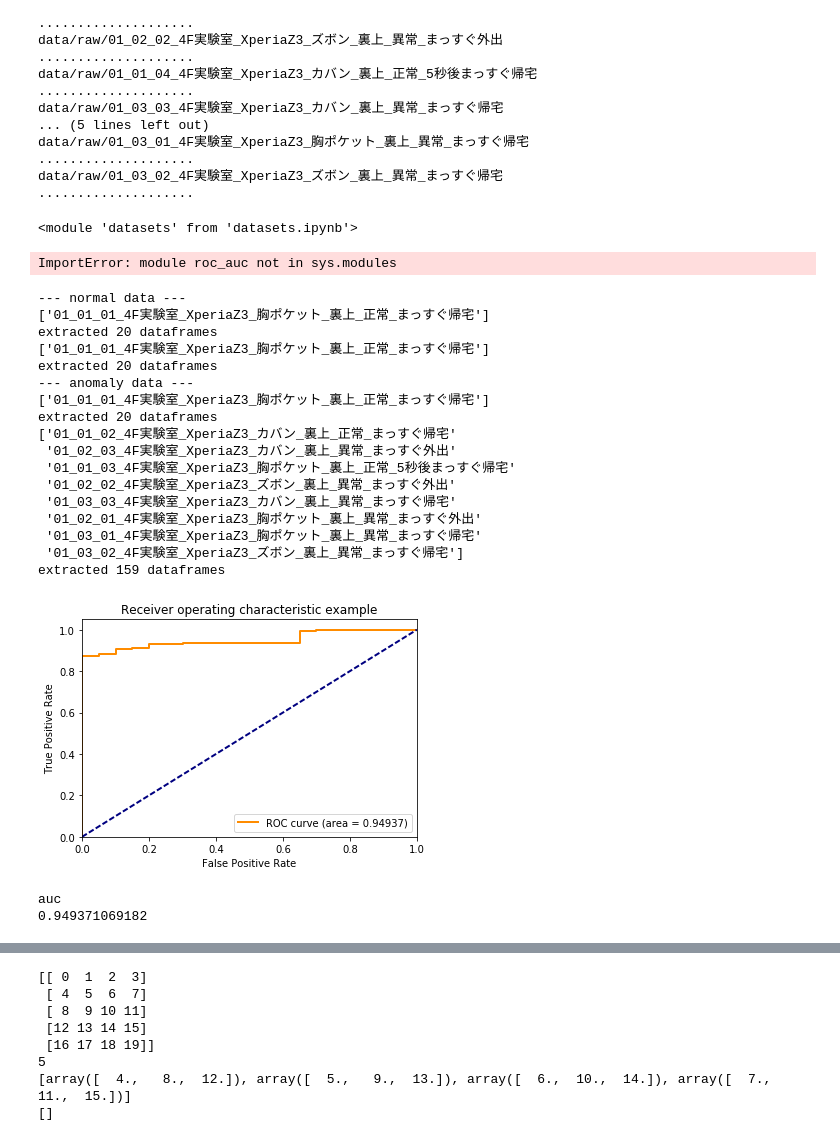
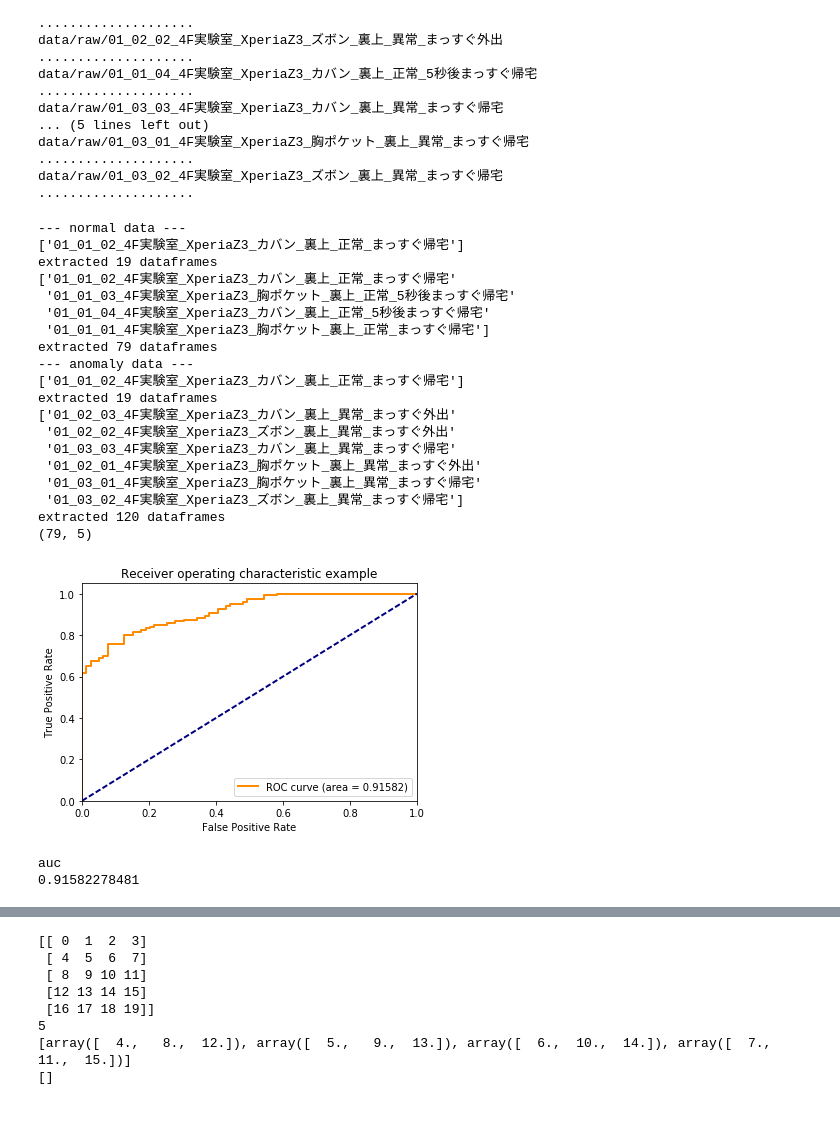
Before and after one commit to refluster/jupyter, a Jupyter notebook: 009.dkj_learn/evaluate.ipynb, the cells around one changed output, grey strips where cells are left out. Cells and saved outputs as stored; diff of their text form; code cells hidden in the pictures.

```diff
--- a/009.dkj_learn/evaluate.ipynb
+++ b/009.dkj_learn/evaluate.ipynb
@@ -180,8 +180,3 @@ data/raw/01_03_01_4F実験室_XperiaZ3_胸ポケット_裏上_異常_まっす
 ....................
 data/raw/01_03_02_4F実験室_XperiaZ3_ズボン_裏上_異常_まっすぐ帰宅
 ....................
-# %%
-import importlib
-importlib.reload(datasets)
-# %% [output]
-<module 'datasets' from 'datasets.ipynb'>
@@ -190,5 +182,0 @@ import datasets
-# %%
-import importlib
-importlib.reload(roc_auc)
-# %% [output]
-ImportError: module roc_auc not in sys.modules
@@ -203,9 +189,9 @@ import estimator_rssibased as rssie
 def eval01():
     column=['rssi.a','rssi.b', ['linear_accel[0]','linear_accel[1]','linear_accel[2]']]
     before = 10
-    base = '01_01_01'
-    normal = '01_01_01'
-    anomaly = '01_0[23]'
+    base = '01_01_02'
+    normal = '^01_01'
+    anomaly = '^01_0[23]'
 
     print('--- normal data ---')
     data_2d_base, data_2d_n = datasets.get_normalized_data(ds,
@@ -233,46 +219,49 @@ def eval01():
     data_2d_n = new_2d_list
 
     # smoothing data_2d_o
     new_2d_list = []
     for d2 in data_2d_o:
         n = [np.convolve(s, b)[2:-2] for s in d2.T]
         d2 = np.hstack(n).reshape(np.shape(d2)[1], -1).T
         new_2d_list.append(d2)
     data_2d_o = new_2d_list
 
     data_n = [d.ravel() for d in data_2d_n]
     data_o = [d.ravel() for d in data_2d_o]
 
     model = knn.EstimatorKNN()
+    print(np.shape(data_n))
     model.fit(data_n)
     score_n = model.decision_function(data_n)
     score_o = model.decision_function(data_o)
     auc = roc_auc.get_auc_from_normal_outlier(score_n, score_o)
     print('auc')
     print(auc)
 
 eval01()
 # %% [output]
 --- normal data ---
-['01_01_01_4F実験室_XperiaZ3_胸ポケット_裏上_正常_まっすぐ帰宅']
-extracted 20 dataframes
-['01_01_01_4F実験室_XperiaZ3_胸ポケット_裏上_正常_まっすぐ帰宅']
-extracted 20 dataframes
+['01_01_02_4F実験室_XperiaZ3_カバン_裏上_正常_まっすぐ帰宅']
+extracted 19 dataframes
+['01_01_02_4F実験室_XperiaZ3_カバン_裏上_正常_まっすぐ帰宅'
+ '01_01_03_4F実験室_XperiaZ3_胸ポケット_裏上_正常_5秒後まっすぐ帰宅'
+ '01_01_04_4F実験室_XperiaZ3_カバン_裏上_正常_5秒後まっすぐ帰宅'
+ '01_01_01_4F実験室_XperiaZ3_胸ポケット_裏上_正常_まっすぐ帰宅']
+extracted 79 dataframes
 --- anomaly data ---
-['01_01_01_4F実験室_XperiaZ3_胸ポケット_裏上_正常_まっすぐ帰宅']
-extracted 20 dataframes
-['01_01_02_4F実験室_XperiaZ3_カバン_裏上_正常_まっすぐ帰宅'
- '01_02_03_4F実験室_XperiaZ3_カバン_裏上_異常_まっすぐ外出'
- '01_01_03_4F実験室_XperiaZ3_胸ポケット_裏上_正常_5秒後まっすぐ帰宅'
+['01_01_02_4F実験室_XperiaZ3_カバン_裏上_正常_まっすぐ帰宅']
+extracted 19 dataframes
+['01_02_03_4F実験室_XperiaZ3_カバン_裏上_異常_まっすぐ外出'
  '01_02_02_4F実験室_XperiaZ3_ズボン_裏上_異常_まっすぐ外出'
  '01_03_03_4F実験室_XperiaZ3_カバン_裏上_異常_まっすぐ帰宅'
  '01_02_01_4F実験室_XperiaZ3_胸ポケット_裏上_異常_まっすぐ外出'
  '01_03_01_4F実験室_XperiaZ3_胸ポケット_裏上_異常_まっすぐ帰宅'
  '01_03_02_4F実験室_XperiaZ3_ズボン_裏上_異常_まっすぐ帰宅']
-extracted 159 dataframes
+extracted 120 dataframes
+(79, 5)
-[figure, old version]
+[figure, new version]
 auc
-0.949371069182
+0.91582278481
 # %%
 import roc_auc
 import datasets
```
Also changed, not shown: parts of 4 cells of this notebook, 1 other file.
